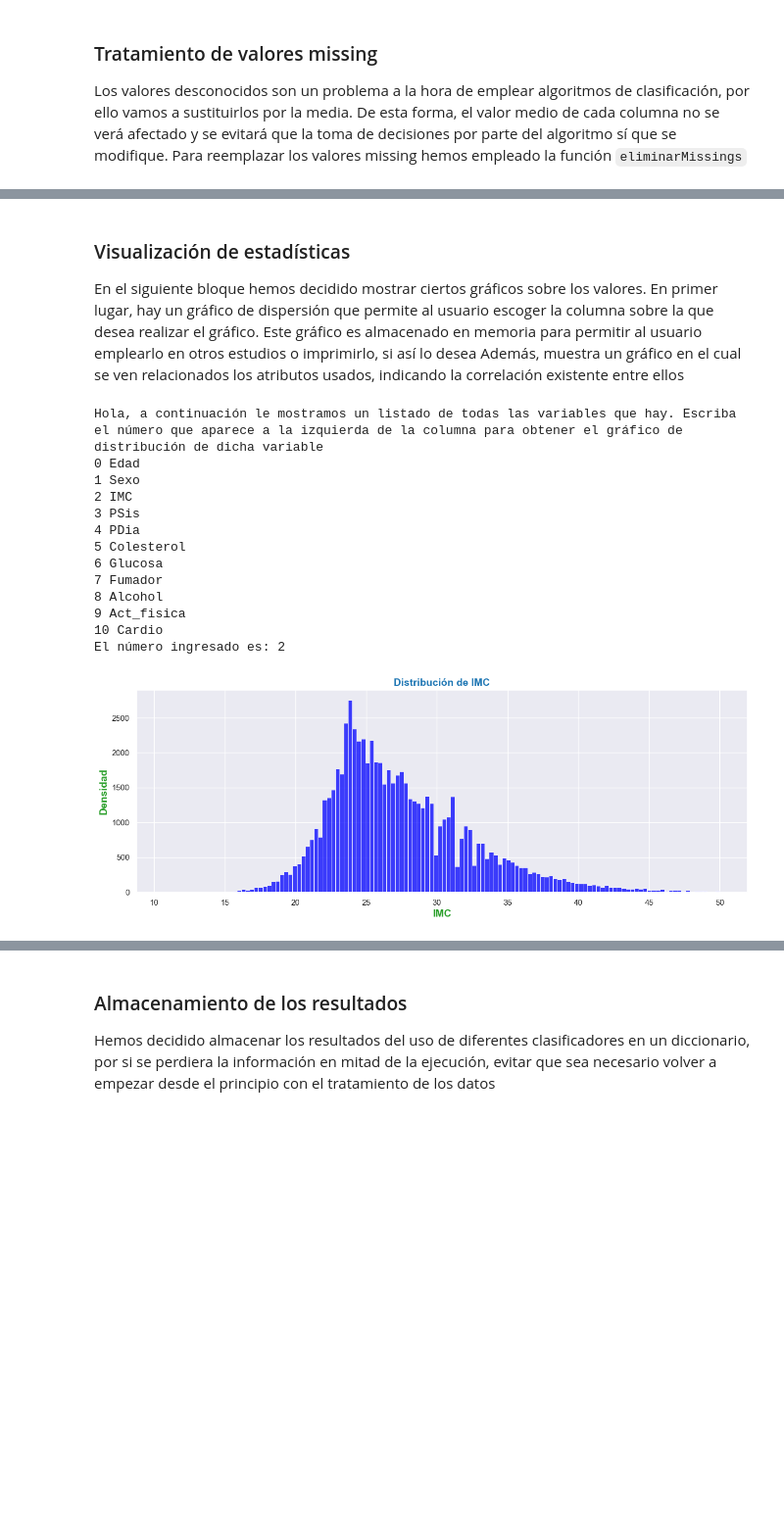
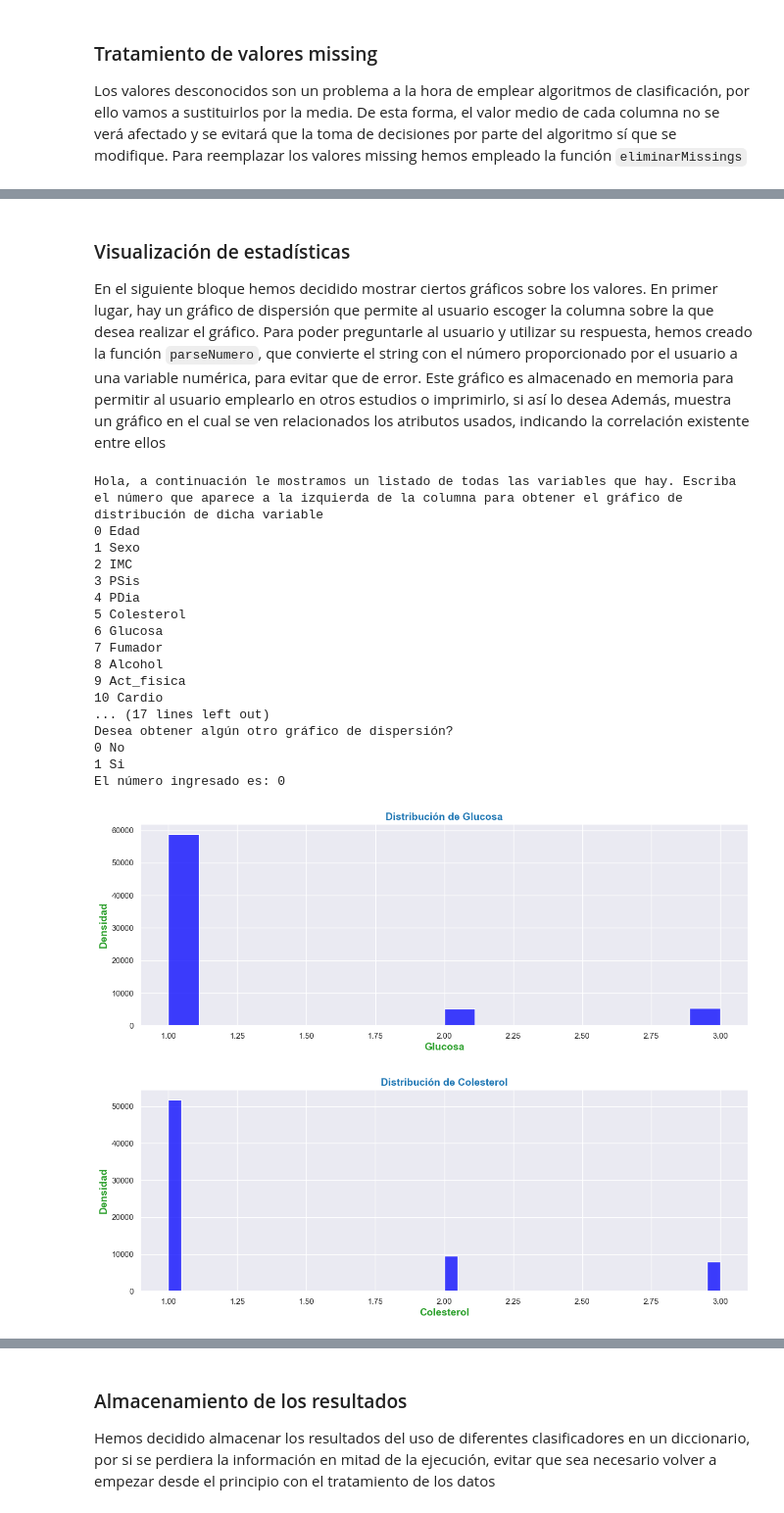
Before and after one commit to Robertoguisasola/Mineria, a Jupyter notebook: Entrega_Final.ipynb, the cells around one changed output, grey strips where cells are left out. Shown at 98% size. Saved outputs shown, nothing was run; the diff lists cells and outputs as text; code cells hidden in the pictures; blank space fills up the shorter version.

```diff
--- a/Entrega_Final.ipynb
+++ b/Entrega_Final.ipynb
@@ -295,16 +302,17 @@ Los valores desconocidos son un problema a la hora de emplear algoritmos de clas
 # %%
 def eliminarMissings(df):
     '''
-    Función que recibe un DataFrame y devuelve un Dataframe con los valores missing sustituidos por la media
+    Función que recibe un DataFrame y devuelve un Dataframe con los valores missing sustituidos por la media.
 
-    Parámetros:
+
+    Parameters
     ----------
         df : DataFrame
             DataFrame del cual se quieren corregir los valores missing. No tiene ningún valor por defecto.
 
-    Return:
+    Returns
     ----------
-        DataFrame (df): devuelve un DataFrame con los valores missing corregidos
+        DataFrame (df): devuelve un DataFrame con los valores missing corregidos.
 
     '''
     if (df.isna()).sum().sum() != 0:
@@ -373,7 +381,7 @@ See the caveats in the documentation: https://pandas.pydata.org/pandas-docs/stab
 | Cardio | 69301.0 | 0.50 | 0.50 | 0.00 | 1.00 | 0 |
 # %% [markdown]
 ### Visualización de estadísticas
-En el siguiente bloque hemos decidido mostrar ciertos gráficos sobre los valores. En primer lugar, hay un gráfico de dispersión que permite al usuario escoger la columna sobre la que desea realizar el gráfico. Este gráfico es almacenado en memoria para permitir al usuario emplearlo en otros estudios o imprimirlo, si así lo desea</br>
+En el siguiente bloque hemos decidido mostrar ciertos gráficos sobre los valores. En primer lugar, hay un gráfico de dispersión que permite al usuario escoger la columna sobre la que desea realizar el gráfico. Para poder preguntarle al usuario y utilizar su respuesta, hemos creado la función `parseNumero`, que convierte el string con el número proporcionado por el usuario a una variable numérica, para evitar que de error. Este gráfico es almacenado en memoria para permitir al usuario emplearlo en otros estudios o imprimirlo, si así lo desea</br>
 Además, muestra un gráfico en el cual se ven relacionados los atributos usados, indicando la correlación existente entre ellos
 # %%
 import matplotlib.pyplot as plt
@@ -381,13 +389,17 @@ import seaborn as sns
 
 def graficoDispersion(variable):
     '''
-    Función que recibe una columna del DataFrame y dibuja un gráfico de dispersión con la columna indicada. También almacena el gráfico como imagen en memoria
+    Función que recibe una columna del DataFrame y dibuja un gráfico de dispersión con la columna indicada. También almacena el gráfico como imagen en memoria.
 
-    Parámetros:
+
+    Parameters
     ----------
         variable : Series
             Serie de Pandas que contiene los datos que han de ser representados en el gráfico.
 
+    Returns:
+    -------
+    None
     '''
     sns.set(color_codes=True)
 
@@ -407,56 +419,76 @@ def graficoDispersion(variable):
 # %%
 def parseNumero(valor):
     '''
-    Función que convierte la entrada de teclado a número
+    Función que convierte la entrada de teclado a número.
 
-    Parámetros
+
+    Parameters
     ---------
     valor: string
-        Número con formato de String que deseamos convertir a int
+        Número con formato de String que deseamos convertir a int.
 
     Return
     ---------
-    Devuelve el número con formato numérico para poder obtener la columna del array de columnas de acuerdo a su posición
+    Devuelve el número con formato numérico para poder obtener la columna del array de columnas de acuerdo a su posición.
+
+    Raises
+    ------
+    ValueError
+        Aparece cuando la función recive un argumento cuyo tipo es incorrecto.
     '''
     try:
         numero = int(valor)  # Intenta convertir a entero
         print("El número ingresado es:", numero)
     except ValueError:
         try:
             numero = float(valor)  # Intenta convertir a float
             print("El número ingresado es:", numero)
         except ValueError:
             print("El valor ingresado no es un número válido.")
     return(numero)
 
 print("Hola, a continuación le mostramos un listado de todas las variables que hay. Escriba el número que aparece a la izquierda de la columna para obtener el gráfico de distribución de dicha variable")
 dfColumnas = pd.Series(df.columns.values)
+otro = 1
 
-for i in dfColumnas.index:
-    print(i,dfColumnas[i])
+while otro != 0:
+    for i in dfColumnas.index:
+        print(i,dfColumnas[i])
 
-entrada=input()
-columnaG = parseNumero(entrada)
-
-while columnaG <0 or columnaG >=len(df.columns.values):
-    print(f"Por favor, introduzca un número entre 0 y {len(df.columns.values)-1}")
     entrada=input()
     columnaG = parseNumero(entrada)
 
-#Dibuja el gráfico de la variable indicada
-graficoDispersion(dfColumnas[columnaG])
+    while columnaG <0 or columnaG >=len(df.columns.values):
+        print(f"Por favor, introduzca un número entre 0 y {len(df.columns.values)-1}")
+        entrada=input()
+        columnaG = parseNumero(entrada)
+
+    #Dibuja el gráfico de la variable indicada
+    graficoDispersion(dfColumnas[columnaG])
+
+    print("Desea obtener algún otro gráfico de dispersión?")
+    print("0 No")
+    print("1 Si")
+
+    entrada=input()
+    otro = parseNumero(entrada)
 # %% [output]
 Hola, a continuación le mostramos un listado de todas las variables que hay. Escriba el número que aparece a la izquierda de la columna para obtener el gráfico de distribución de dicha variable
 0 Edad
 1 Sexo
 2 IMC
 3 PSis
 4 PDia
 5 Colesterol
 6 Glucosa
 7 Fumador
 8 Alcohol
 9 Act_fisica
 10 Cardio
-El número ingresado es: 2
+... (17 lines left out)
+Desea obtener algún otro gráfico de dispersión?
+0 No
+1 Si
+El número ingresado es: 0
-[figure, old version]
+[figure, new version]
+[figure, added]
```
Also changed, not shown: parts of 19 cells of this notebook.
